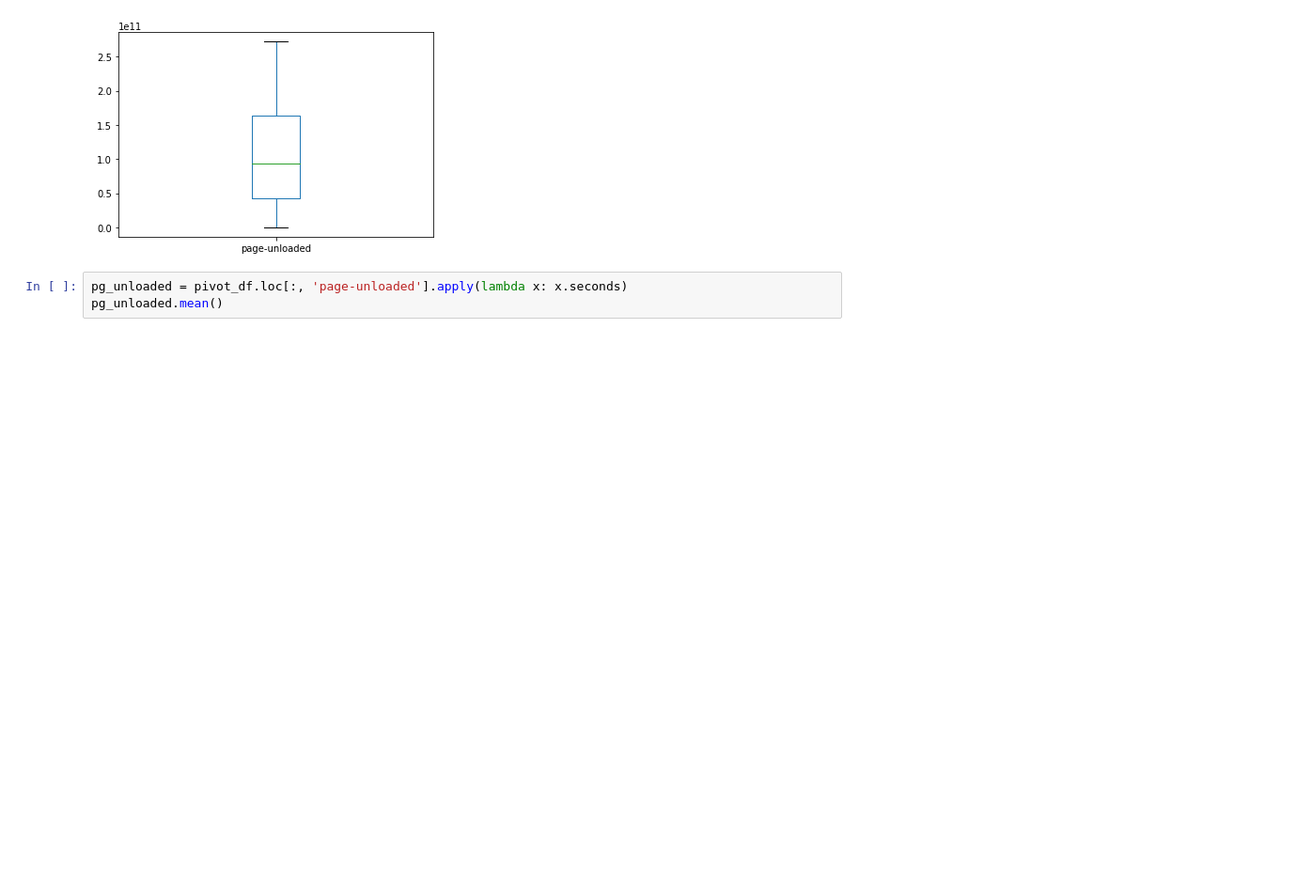
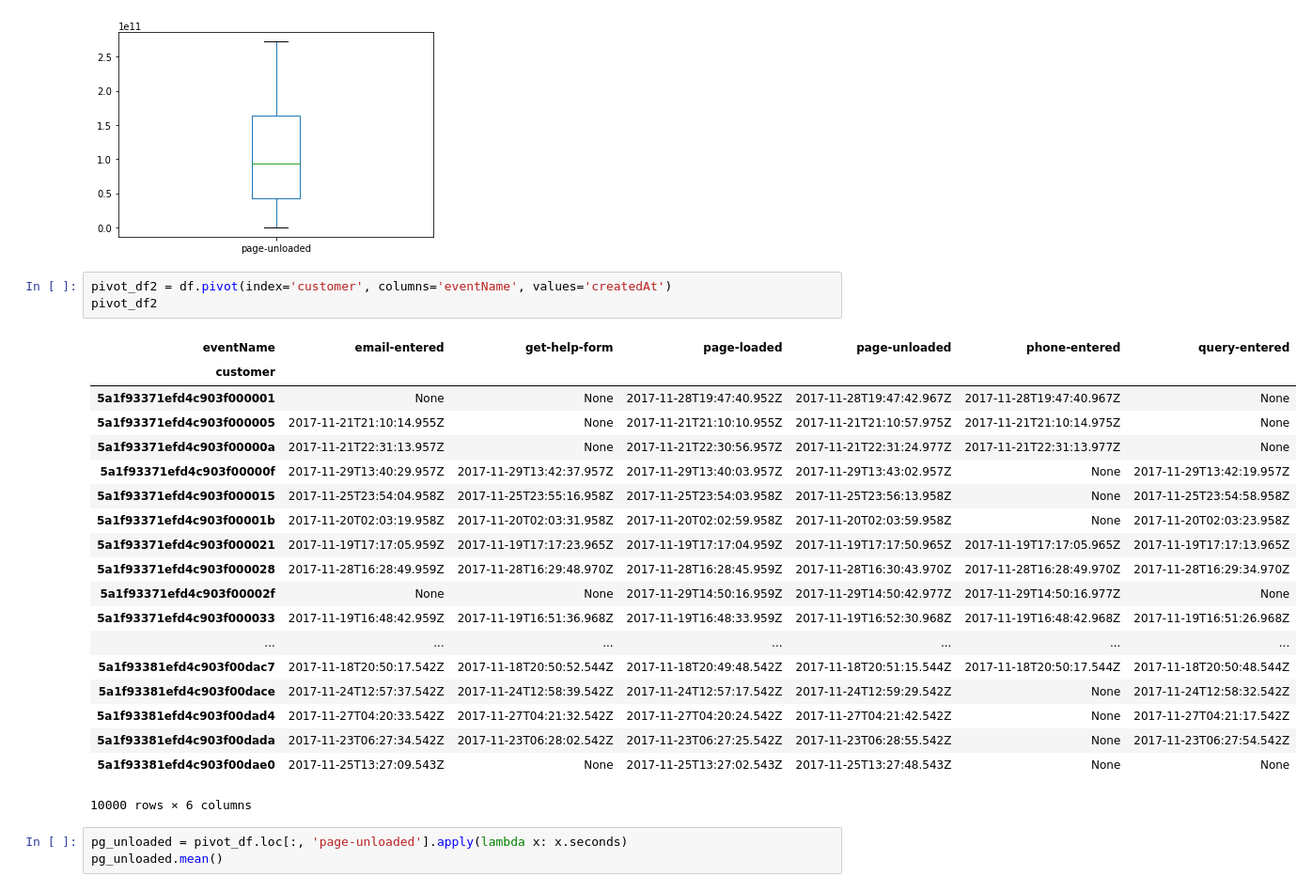
Before and after one commit to achrome/ux-data-gathering, a Jupyter notebook: ux-data-gathering.ipynb, the cells around one changed output. Shown: that part at 94% size. Saved outputs shown, nothing was run; the diff lists cells and outputs as text; blank space fills up the shorter version.

```diff
--- a/ux-data-gathering.ipynb
+++ b/ux-data-gathering.ipynb
@@ -91,6 +98,29 @@ pivot_df.loc[:, 'page-unloaded'].plot(kind='box')
 # %% [output]
 <matplotlib.axes._subplots.AxesSubplot at 0x...>
 [figure]
+# %%
+pivot_df2 = df.pivot(index='customer', columns='eventName', values='createdAt')
+pivot_df2
+# %% [output]
+| eventName | email-entered | get-help-form | page-loaded | page-unloaded | phone-entered | query-entered |
+| customer |  |  |  |  |  |  |
+| 5a1f93371efd4c903f000001 | None | None | 2017-11-28T19:47:40.952Z | 2017-11-28T19:47:42.967Z | 2017-11-28T19:47:40.967Z | None |
+| 5a1f93371efd4c903f000005 | 2017-11-21T21:10:14.955Z | None | 2017-11-21T21:10:10.955Z | 2017-11-21T21:10:57.975Z | 2017-11-21T21:10:14.975Z | None |
+| 5a1f93371efd4c903f00000a | 2017-11-21T22:31:13.957Z | None | 2017-11-21T22:30:56.957Z | 2017-11-21T22:31:24.977Z | 2017-11-21T22:31:13.977Z | None |
+| 5a1f93371efd4c903f00000f | 2017-11-29T13:40:29.957Z | 2017-11-29T13:42:37.957Z | 2017-11-29T13:40:03.957Z | 2017-11-29T13:43:02.957Z | None | 2017-11-29T13:42:19.957Z |
+| 5a1f93371efd4c903f000015 | 2017-11-25T23:54:04.958Z | 2017-11-25T23:55:16.958Z | 2017-11-25T23:54:03.958Z | 2017-11-25T23:56:13.958Z | None | 2017-11-25T23:54:58.958Z |
+| 5a1f93371efd4c903f00001b | 2017-11-20T02:03:19.958Z | 2017-11-20T02:03:31.958Z | 2017-11-20T02:02:59.958Z | 2017-11-20T02:03:59.958Z | None | 2017-11-20T02:03:23.958Z |
+| 5a1f93371efd4c903f000021 | 2017-11-19T17:17:05.959Z | 2017-11-19T17:17:23.965Z | 2017-11-19T17:17:04.959Z | 2017-11-19T17:17:50.965Z | 2017-11-19T17:17:05.965Z | 2017-11-19T17:17:13.965Z |
+| 5a1f93371efd4c903f000028 | 2017-11-28T16:28:49.959Z | 2017-11-28T16:29:48.970Z | 2017-11-28T16:28:45.959Z | 2017-11-28T16:30:43.970Z | 2017-11-28T16:28:49.970Z | 2017-11-28T16:29:34.970Z |
+| 5a1f93371efd4c903f00002f | None | None | 2017-11-29T14:50:16.959Z | 2017-11-29T14:50:42.977Z | 2017-11-29T14:50:16.977Z | None |
+| 5a1f93371efd4c903f000033 | 2017-11-19T16:48:42.959Z | 2017-11-19T16:51:36.968Z | 2017-11-19T16:48:33.959Z | 2017-11-19T16:52:30.968Z | 2017-11-19T16:48:42.968Z | 2017-11-19T16:51:26.968Z |
+| ... | ... | ... | ... | ... | ... | ... |
+| 5a1f93381efd4c903f00dac7 | 2017-11-18T20:50:17.542Z | 2017-11-18T20:50:52.544Z | 2017-11-18T20:49:48.542Z | 2017-11-18T20:51:15.544Z | 2017-11-18T20:50:17.544Z | 2017-11-18T20:50:48.544Z |
+| 5a1f93381efd4c903f00dace | 2017-11-24T12:57:37.542Z | 2017-11-24T12:58:39.542Z | 2017-11-24T12:57:17.542Z | 2017-11-24T12:59:29.542Z | None | 2017-11-24T12:58:32.542Z |
+| 5a1f93381efd4c903f00dad4 | 2017-11-27T04:20:33.542Z | 2017-11-27T04:21:32.542Z | 2017-11-27T04:20:24.542Z | 2017-11-27T04:21:42.542Z | None | 2017-11-27T04:21:17.542Z |
+| 5a1f93381efd4c903f00dada | 2017-11-23T06:27:34.542Z | 2017-11-23T06:28:02.542Z | 2017-11-23T06:27:25.542Z | 2017-11-23T06:28:55.542Z | None | 2017-11-23T06:27:54.542Z |
+| 5a1f93381efd4c903f00dae0 | 2017-11-25T13:27:09.543Z | None | 2017-11-25T13:27:02.543Z | 2017-11-25T13:27:48.543Z | None | None |
+10000 rows × 6 columns
 # %%
 pg_unloaded = pivot_df.loc[:, 'page-unloaded'].apply(lambda x: x.seconds)
 pg_unloaded.mean()
```
Also changed, not shown: parts of 3 cells of this notebook, 1 other file.
